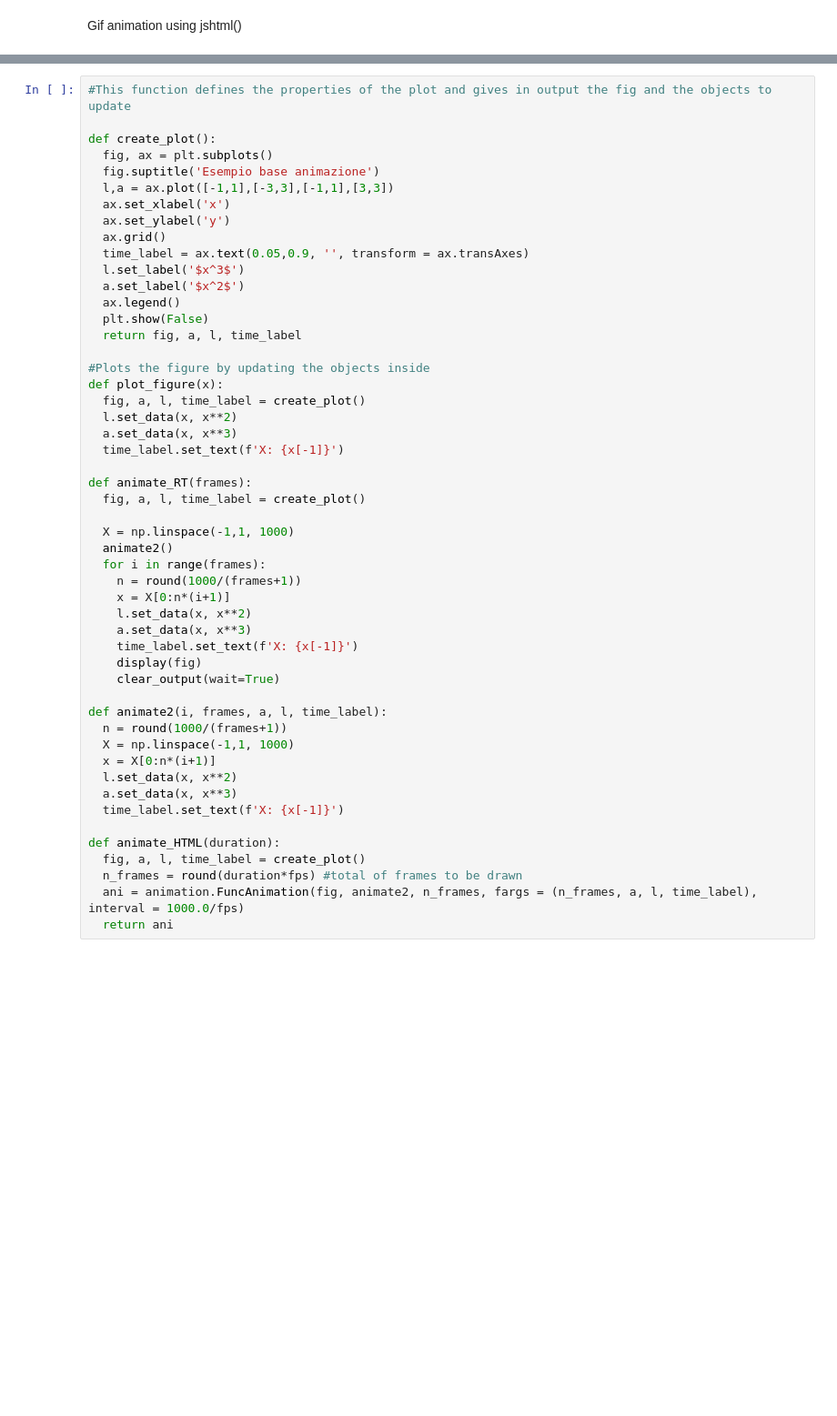
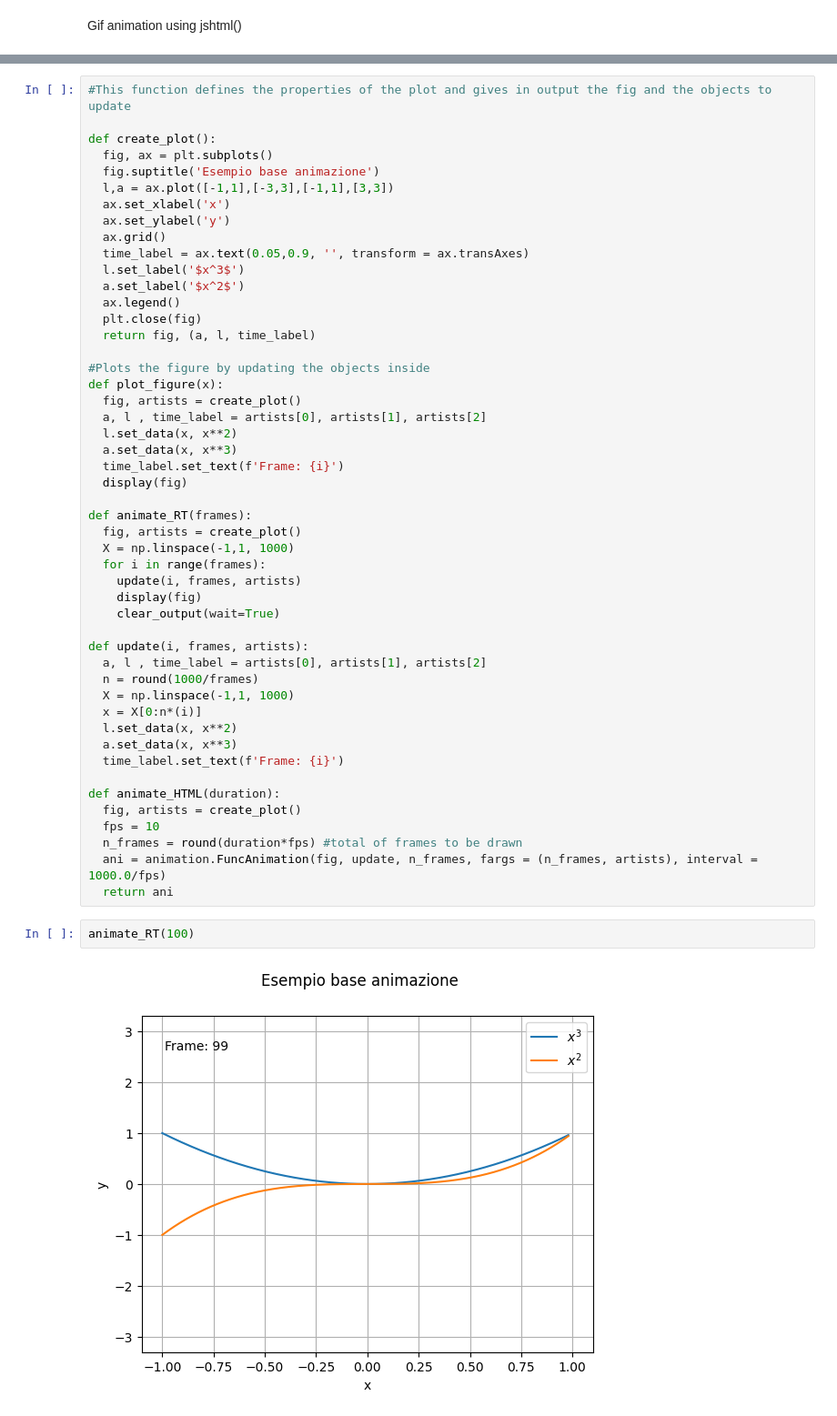
Before and after one commit to Giacomo-Menegatti/Animations, a Jupyter notebook: ani_base.ipynb, the cells around one changed output, grey strips where cells are left out. Shown at 91% size. Cells and saved outputs as stored; diff of their text form; blank space fills up the shorter version.

Commit message:
Working new animation process

```diff
--- a/ani_base.ipynb
+++ b/ani_base.ipynb
@@ -70,41 +73,43 @@ def create_plot():
   l.set_label('$x^3$')
   a.set_label('$x^2$')
   ax.legend()
-  plt.show(False)
-  return fig, a, l, time_label
+  plt.close(fig)
+  return fig, (a, l, time_label)
 
 #Plots the figure by updating the objects inside
 def plot_figure(x):
-  fig, a, l, time_label = create_plot()
+  fig, artists = create_plot()
+  a, l , time_label = artists[0], artists[1], artists[2]
   l.set_data(x, x**2)
   a.set_data(x, x**3)
-  time_label.set_text(f'X: {x[-1]}')
+  time_label.set_text(f'Frame: {i}')
+  display(fig)
 
 def animate_RT(frames):
-  fig, a, l, time_label = create_plot()
-
+  fig, artists = create_plot()
   X = np.linspace(-1,1, 1000)
-  animate2()
   for i in range(frames):
-    n = round(1000/(frames+1))
-    x = X[0:n*(i+1)]
-    l.set_data(x, x**2)
-    a.set_data(x, x**3)
-    time_label.set_text(f'X: {x[-1]}')
+    update(i, frames, artists)
     display(fig)
     clear_output(wait=True)
 
-def animate2(i, frames, a, l, time_label):
-  n = round(1000/(frames+1))
+def update(i, frames, artists):
+  a, l , time_label = artists[0], artists[1], artists[2]
+  n = round(1000/frames)
   X = np.linspace(-1,1, 1000)
-  x = X[0:n*(i+1)]
+  x = X[0:n*(i)]
   l.set_data(x, x**2)
   a.set_data(x, x**3)
-  time_label.set_text(f'X: {x[-1]}')
+  time_label.set_text(f'Frame: {i}')
 
 def animate_HTML(duration):
-  fig, a, l, time_label = create_plot()
+  fig, artists = create_plot()
+  fps = 10
   n_frames = round(duration*fps) #total of frames to be drawn
-  ani = animation.FuncAnimation(fig, animate2, n_frames, fargs = (n_frames, a, l, time_label), interval = 1000.0/fps)
+  ani = animation.FuncAnimation(fig, update, n_frames, fargs = (n_frames, artists), interval = 1000.0/fps)
   return ani
+# %%
+animate_RT(100)
+# %% [output]
+[figure, added]
 # %%
```
Also changed, not shown: parts of 2 cells of this notebook, 1 other file.
